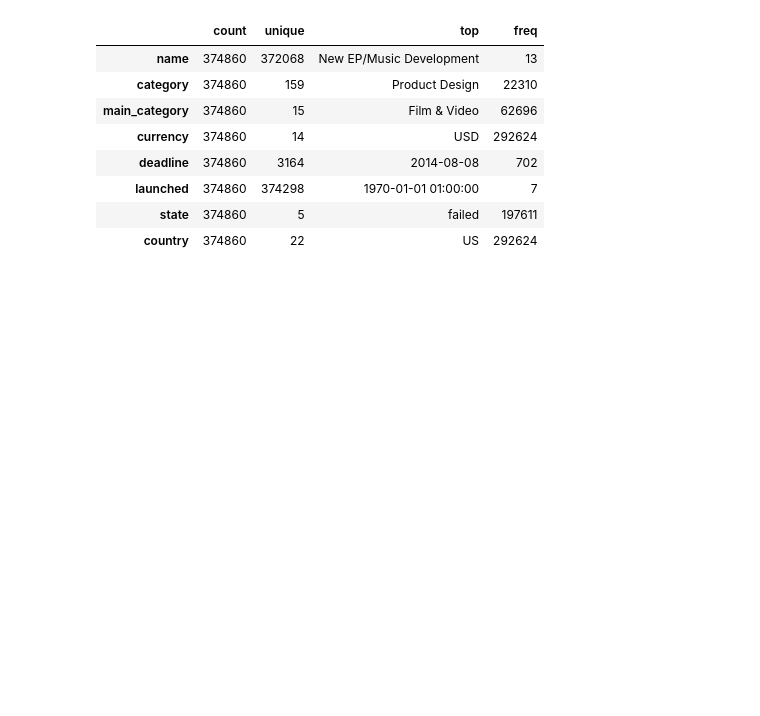
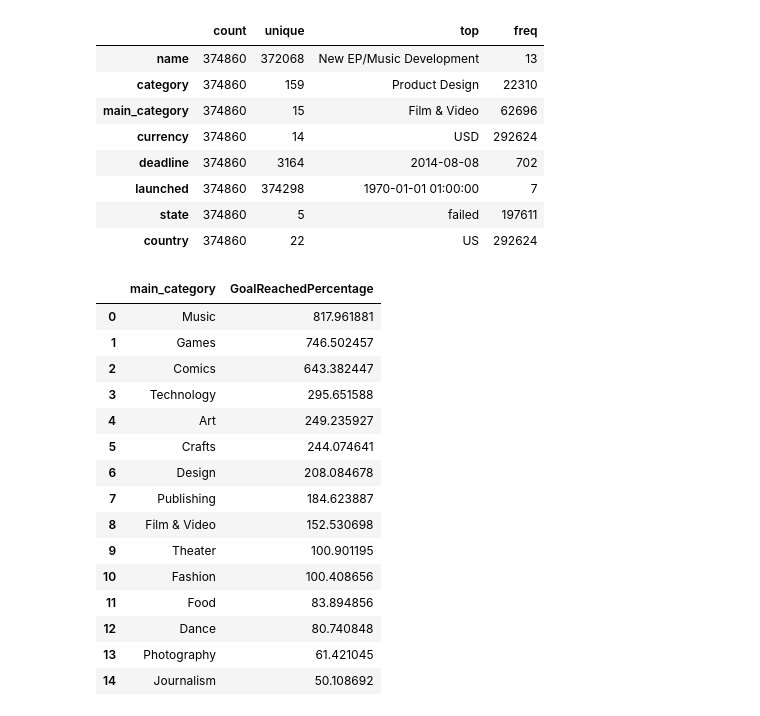
Before and after one commit to data301-2020-winter1/KickstarterAnalytics, a Jupyter notebook: analysis/minhbui/minh_EDA.ipynb, the cells around one changed output. Cells and saved outputs as stored; diff of their text form; code cells hidden in the pictures; blank space fills up the shorter version.

```diff
--- a/analysis/minhbui/minh_EDA.ipynb
+++ b/analysis/minhbui/minh_EDA.ipynb
@@ -76,3 +76,24 @@ from pandas_profiling import ProfileReport
 
 prof = ProfileReport(df)
 prof.to_file(output_file='output.html')
+# %%
+df2 = df[["main_category", "GoalReachedPercentage"]]
+df2 = df2.groupby(["main_category"]).mean().sort_values("GoalReachedPercentage", ascending = False)
+df2.reset_index()
+# %% [output]
+|  | main_category | GoalReachedPercentage |
+| 0 | Music | 817.961881 |
+| 1 | Games | 746.502457 |
+| 2 | Comics | 643.382447 |
+| 3 | Technology | 295.651588 |
+| 4 | Art | 249.235927 |
+| 5 | Crafts | 244.074641 |
+| 6 | Design | 208.084678 |
+| 7 | Publishing | 184.623887 |
+| 8 | Film & Video | 152.530698 |
+| 9 | Theater | 100.901195 |
+| 10 | Fashion | 100.408656 |
+| 11 | Food | 83.894856 |
+| 12 | Dance | 80.740848 |
+| 13 | Photography | 61.421045 |
+| 14 | Journalism | 50.108692 |
```
